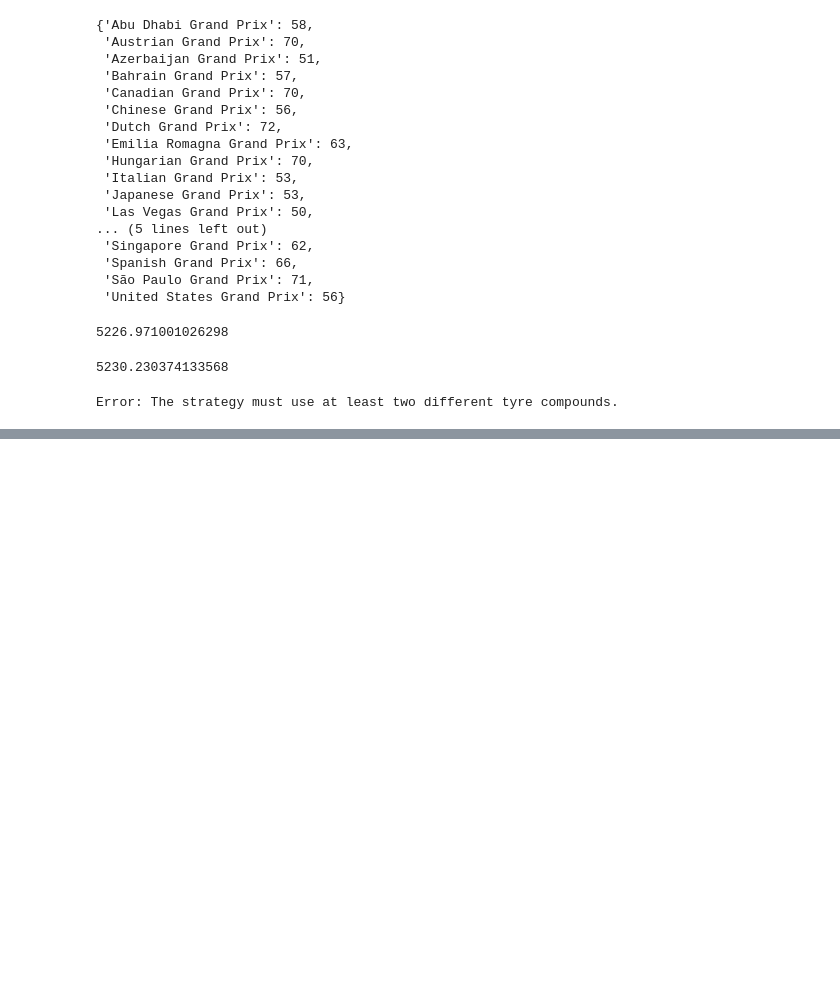
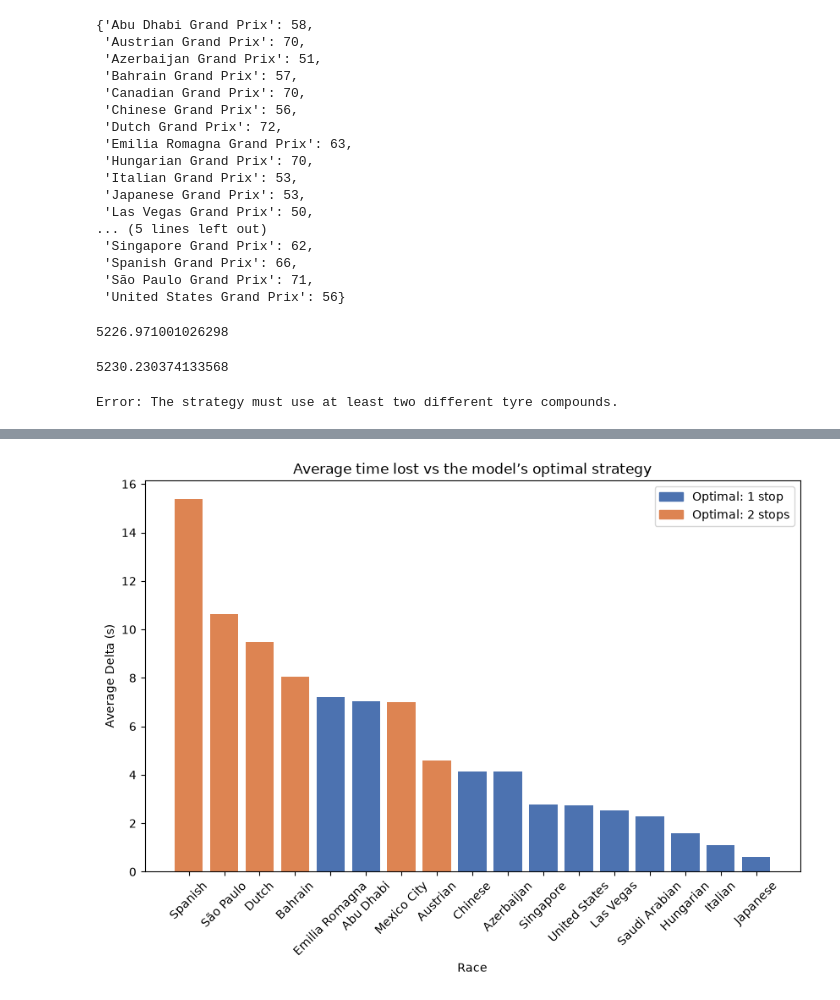
Before and after one commit to JordanMongardini1/f1-tyre-strategy, a Jupyter notebook: notebooks/03_counterfactuals.ipynb, the cells around one changed output, grey strips where cells are left out. Drawn from its saved outputs; the diff is of its cells as text; code cells hidden in the pictures; blank space fills up the shorter version.

Commit message:
Build all the counterfactual results

```diff
--- a/notebooks/03_counterfactuals.ipynb
+++ b/notebooks/03_counterfactuals.ipynb
@@ -63,0 +85,3 @@ Error: The strategy must use at least two different tyre compounds.
+# %%
+#Run a full strategy evaluation on Albon at Abu Dhabi
+best_strategies, num_strategies_checked = best_strategy(table, race_lengths[circuit])
@@ -63,0 +143,10 @@ Error: The strategy must use at least two different tyre compounds.
+# %%
+#Score the actual strategies used by drivers at the Abu Dhabi Grand Prix
+#We put "ALB" as the driver for all simulations because the optimal from above was only calulated for Albon
+#With our model, each driver gets a certain offset that only shifts everything up or down, so simulating all drivers as "ALB" is a reasonable approximation for comparison to our optimal
+for driver, strategy in strategies.items():
+    try:
+        score = simulate_strategy(strategy, model, race, "ALB", race_lengths[race])
+        print(f"{driver}: {score}")
+    except Exception as e:
+        print(f"Error simulating strategy for {driver}: {e}")
@@ -63,0 +172,6 @@ Error: The strategy must use at least two different tyre compounds.
+# %%
+#We already only have dry races, so we just need to exclude Qatar and Monaco
+#This is because Monaco requires two stops and Qatar had a maximum stint lenth of 25 laps
+#We want to focus on races where a one-stop strategy is feasible
+#We also remove Canada and Miama because of incomplete or bad data from the API
+selected_races = [race for race in race_lengths if race not in {"Qatar Grand Prix", "Monaco Grand Prix", "Canadian Grand Prix", "Miami Grand Prix"}]
@@ -63,0 +286,23 @@ Error: The strategy must use at least two different tyre compounds.
+# %%
+#Bar chart of Average Delta per Race, colored by the number of stops in the optimal strategy
+
+race_table_sorted = race_table.sort_values(by='Average Delta', ascending=False)
+
+stop_colors = {1: "#4C72B0", 2: "#DD8452"}
+bar_colors = [stop_colors[s.count("→")] for s in race_table_sorted["Optimal Strategy"]]
+short_names = race_table_sorted["Race"].str.replace(" Grand Prix", "")
+
+plt.figure(figsize=(10, 6))
+plt.bar(short_names, race_table_sorted["Average Delta"], color=bar_colors)
+plt.legend(handles=[Patch(color=stop_colors[1], label="Optimal: 1 stop"),
+                    Patch(color=stop_colors[2], label="Optimal: 2 stops")])
+
+plt.xlabel('Race')
+plt.ylabel('Average Delta (s)')
+plt.title('Average time lost vs the model’s optimal strategy')
+plt.xticks(rotation=45)
+
+plt.savefig(FIGURES_DIR / "average_delta_by_race.png", bbox_inches='tight', dpi=300)
+plt.show()
+# %% [output]
+[figure, added]
```
Also changed, not shown: parts of 13 cells of this notebook, 2 other files.
